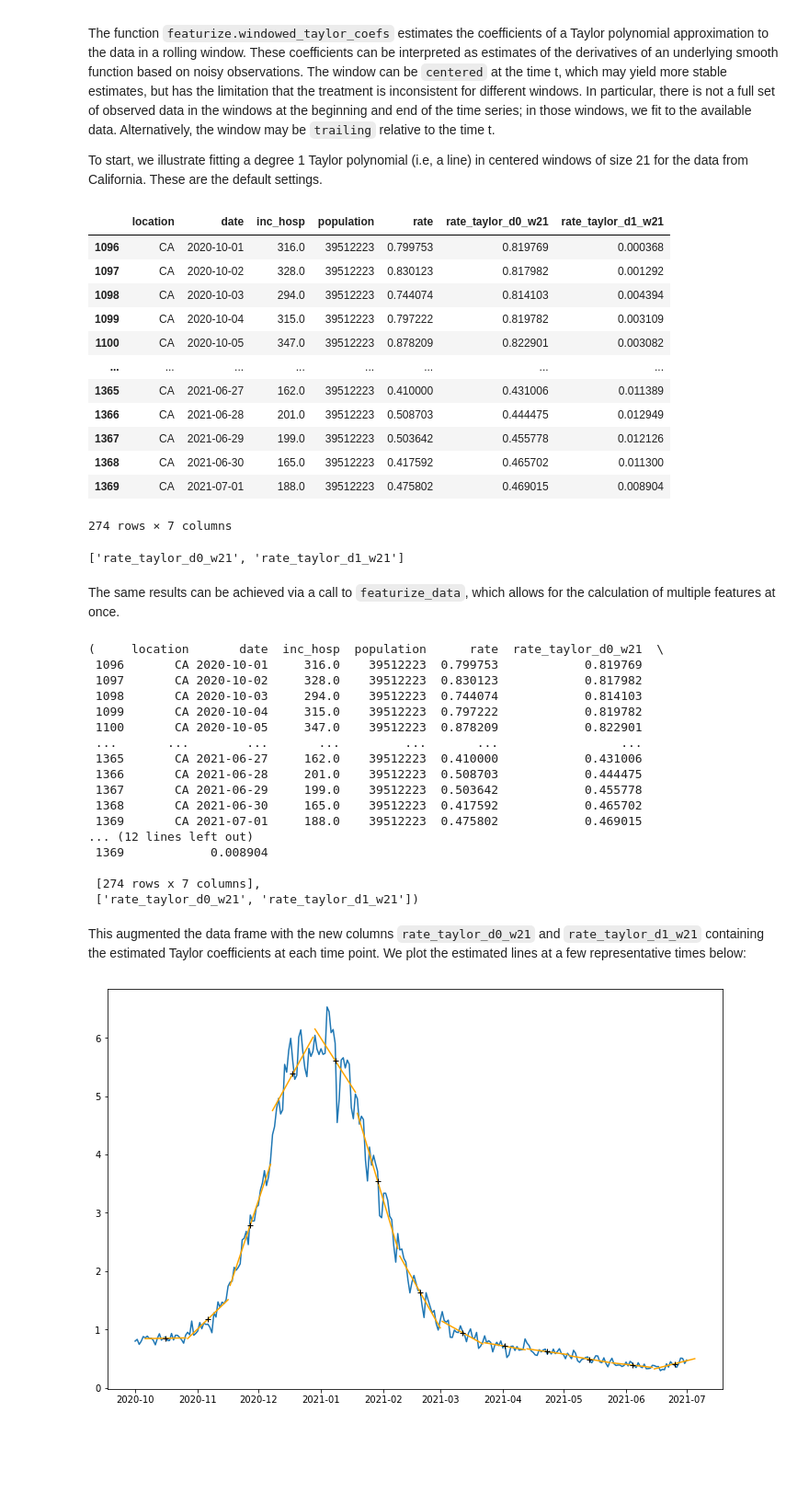
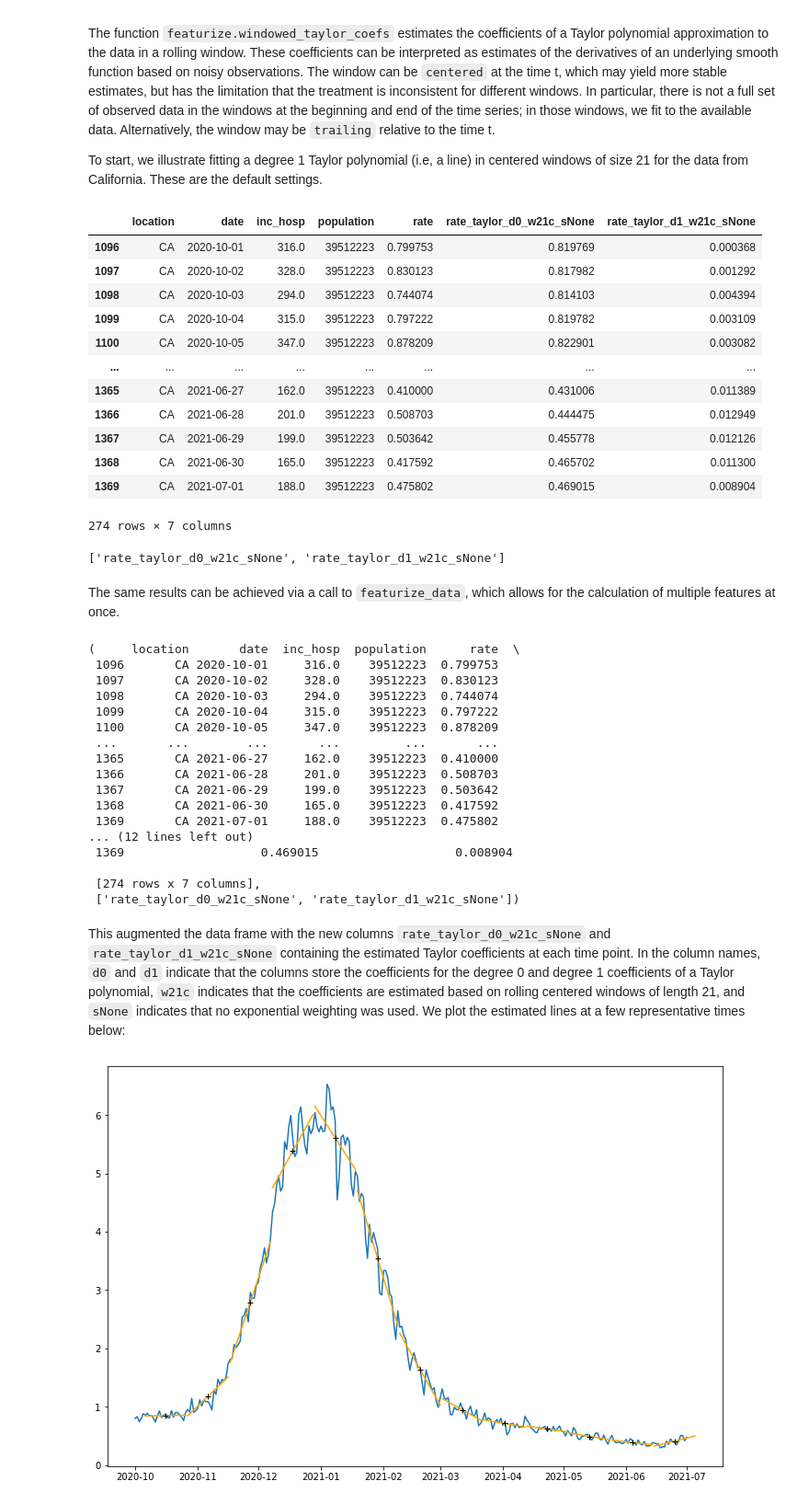
Before and after one commit to reichlab/timeseriesutils, a Jupyter notebook: demo.ipynb, the cells around one changed output. Shown at 92% size. Cells and saved outputs as stored; diff of their text form; code cells hidden in the pictures; blank space fills up the shorter version.

Commit message:
make arguments iterable, standardize on columns and group_columns

```diff
--- a/demo.ipynb
+++ b/demo.ipynb
@@ -34,10 +38,10 @@ The function `featurize.windowed_taylor_coefs` estimates the coefficients of a T
 To start, we illustrate fitting a degree 1 Taylor polynomial (i.e, a line) in centered windows of size 21 for the data from California. These are the default settings.
 # %%
 ca_data = data[data.location == 'CA']
-ca_data_w_deg1, feat_names = featurize.windowed_taylor_coefs(ca_data, target_var='rate', fill_edges=True)
+ca_data_w_deg1, feat_names = featurize.windowed_taylor_coefs(ca_data, columns='rate', fill_edges=True)
 ca_data_w_deg1
 # %% [output]
-|  | location | date | inc_hosp | population | rate | rate_taylor_d0_w21 | rate_taylor_d1_w21 |
+|  | location | date | inc_hosp | population | rate | rate_taylor_d0_w21c_sNone | rate_taylor_d1_w21c_sNone |
 | 1096 | CA | 2020-10-01 | 316.0 | 39512223 | 0.799753 | 0.819769 | 0.000368 |
 | 1097 | CA | 2020-10-02 | 328.0 | 39512223 | 0.830123 | 0.817982 | 0.001292 |
 | 1098 | CA | 2020-10-03 | 294.0 | 39512223 | 0.744074 | 0.814103 | 0.004394 |
@@ -53,38 +57,38 @@ ca_data_w_deg1
 # %%
 feat_names
 # %% [output]
-['rate_taylor_d0_w21', 'rate_taylor_d1_w21']
+['rate_taylor_d0_w21c_sNone', 'rate_taylor_d1_w21c_sNone']
 # %% [markdown]
 The same results can be achieved via a call to `featurize_data`, which allows for the calculation of multiple features at once.
 # %%
-temp = featurize.featurize_data(ca_data, group_vars=None,
-                         features = [{
-                           'fun': 'windowed_taylor_coefs',
-                           'args': {
-                             'target_var': 'rate'
-                           }
-                         }])
+temp = featurize.featurize_data(ca_data, group_columns=None,
+                                features = [{
+                                'fun': 'windowed_taylor_coefs',
+                                'args': {
+                                    'columns': 'rate'
+                                }
+                                }])
 temp
 # %% [output]
-(     location       date  inc_hosp  population      rate  rate_taylor_d0_w21  \
- 1096       CA 2020-10-01     316.0    39512223  0.799753            0.819769
- 1097       CA 2020-10-02     328.0    39512223  0.830123            0.817982
- 1098       CA 2020-10-03     294.0    39512223  0.744074            0.814103
- 1099       CA 2020-10-04     315.0    39512223  0.797222            0.819782
- 1100       CA 2020-10-05     347.0    39512223  0.878209            0.822901
- ...       ...        ...       ...         ...       ...                 ...
- 1365       CA 2021-06-27     162.0    39512223  0.410000            0.431006
- 1366       CA 2021-06-28     201.0    39512223  0.508703            0.444475
- 1367       CA 2021-06-29     199.0    39512223  0.503642            0.455778
- 1368       CA 2021-06-30     165.0    39512223  0.417592            0.465702
- 1369       CA 2021-07-01     188.0    39512223  0.475802            0.469015
+(     location       date  inc_hosp  population      rate  \
+ 1096       CA 2020-10-01     316.0    39512223  0.799753
+ 1097       CA 2020-10-02     328.0    39512223  0.830123
+ 1098       CA 2020-10-03     294.0    39512223  0.744074
+ 1099       CA 2020-10-04     315.0    39512223  0.797222
+ 1100       CA 2020-10-05     347.0    39512223  0.878209
+ ...       ...        ...       ...         ...       ...
+ 1365       CA 2021-06-27     162.0    39512223  0.410000
+ 1366       CA 2021-06-28     201.0    39512223  0.508703
+ 1367       CA 2021-06-29     199.0    39512223  0.503642
+ 1368       CA 2021-06-30     165.0    39512223  0.417592
+ 1369       CA 2021-07-01     188.0    39512223  0.475802
 ... (12 lines left out)
- 1369            0.008904
+ 1369                   0.469015                   0.008904
 
  [274 rows x 7 columns],
- ['rate_taylor_d0_w21', 'rate_taylor_d1_w21'])
+ ['rate_taylor_d0_w21c_sNone', 'rate_taylor_d1_w21c_sNone'])
 # %% [markdown]
-This augmented the data frame with the new columns `rate_taylor_d0_w21` and `rate_taylor_d1_w21` containing the estimated Taylor coefficients at each time point. We plot the estimated lines at a few representative times below:
+This augmented the data frame with the new columns `rate_taylor_d0_w21c_sNone` and `rate_taylor_d1_w21c_sNone` containing the estimated Taylor coefficients at each time point. In the column names, `d0` and `d1` indicate that the columns store the coefficients for the degree 0 and degree 1 coefficients of a Taylor polynomial, `w21c` indicates that the coefficients are estimated based on rolling centered windows of length 21, and `sNone` indicates that no exponential weighting was used. We plot the estimated lines at a few representative times below:
 # %%
 def plot_taylor_fits(data, taylor_degree, window_size, window_align = 'centered'):
     '''
```
Also changed, not shown: parts of 13 cells of this notebook, 1 other file.
